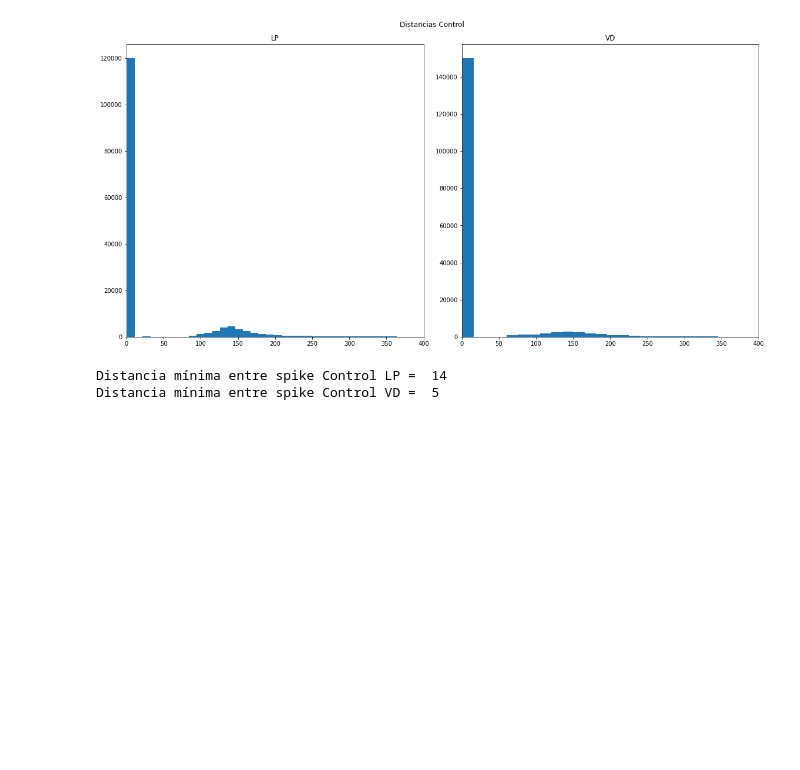
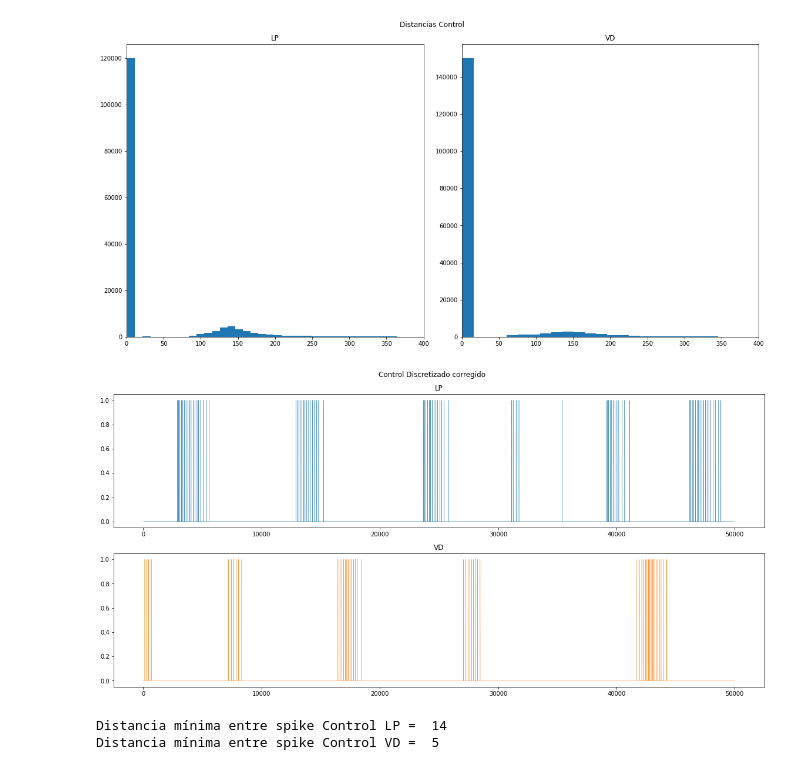
Before and after one commit to glorelvalle/mucd-mg, a Jupyter notebook: ti/analisis_datos.ipynb, the cells around one changed output. Saved outputs shown, nothing was run; the diff lists cells and outputs as text; code cells hidden in the pictures; blank space fills up the shorter version.

```diff
--- a/ti/analisis_datos.ipynb
+++ b/ti/analisis_datos.ipynb
@@ -227,6 +217,26 @@ def get_spikes_idx_corrected(series,distances):
 # %%
 spikes_lp_idx = get_spikes_idx_corrected(spikes_lp_idx,control_lp_distances)
 spikes_vd_idx = get_spikes_idx_corrected(spikes_vd_idx,control_vd_distances)
+# %%
+trozoC_d_c = pd.DataFrame(0, index=np.arange(len(trozoC)), columns=['LP','VD'])
+trozoC_d_c['LP'][spikes_lp_idx] = 1
+trozoC_d_c['VD'][spikes_vd_idx] = 1
+# %%
+n = 50000
+
+fig, (ax1, ax2) = plt.subplots(2, 1)
+fig.set_size_inches(16, 8)
+fig.suptitle('Control Discretizado corregido')
+
+ax1.plot(trozoC_d_c['LP'].iloc[:n],lw=0.4)
+ax1.set_title("LP")
+
+ax2.plot(trozoC_d_c['VD'].iloc[:n],'tab:orange',lw=0.4)
+ax2.set_title("VD")
+
+fig.tight_layout()
+# %% [output]
+[figure, added]
 # %%
 control_lp_distances = np.diff(spikes_lp_idx)
 lp_bin_size = np.amin(control_lp_distances)
```
Also changed, not shown: parts of 10 cells of this notebook.
